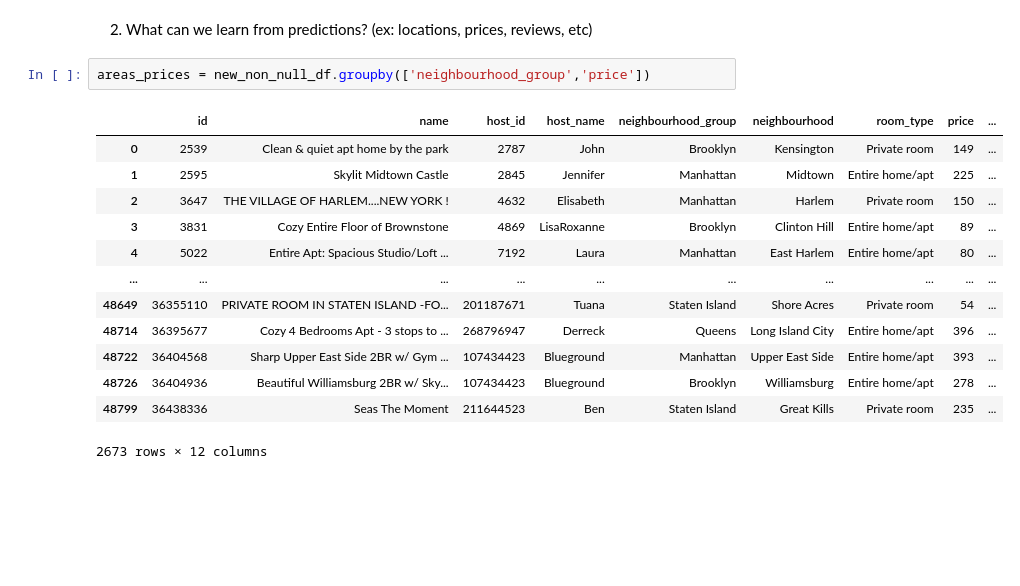
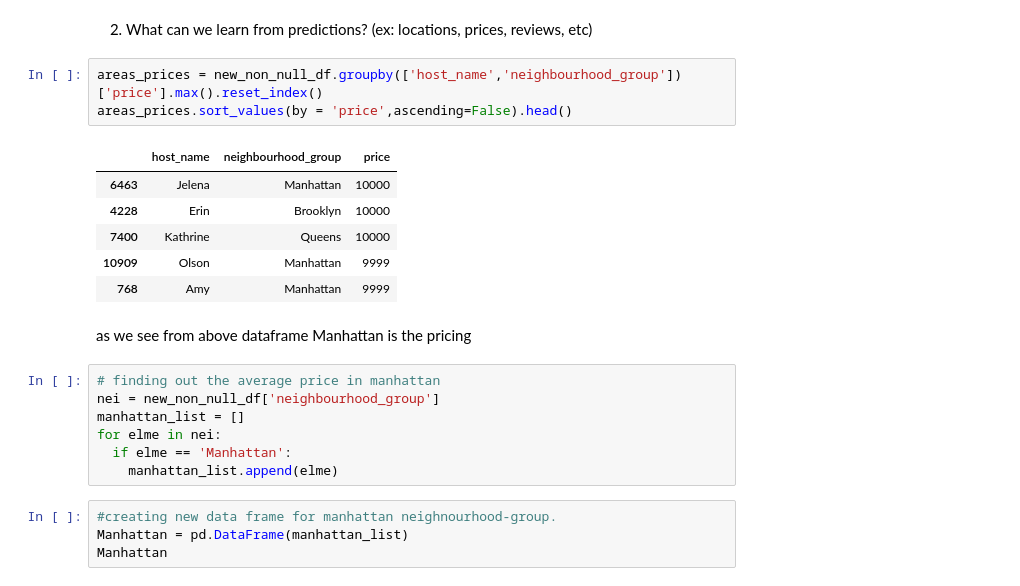
Before and after one commit to likithkumar03/Airbnb-Booking-Analysis, a Jupyter notebook: A_Likith_kumar_Airbnb_Bookings_Analysis_Capstone_Project.ipynb, the cells around one changed output. Saved outputs shown, nothing was run; the diff lists cells and outputs as text; blank space fills up the shorter version.

```diff
--- a/A_Likith_kumar_Airbnb_Bookings_Analysis_Capstone_Project.ipynb
+++ b/A_Likith_kumar_Airbnb_Bookings_Analysis_Capstone_Project.ipynb
@@ -142,18 +142,25 @@ From the above analysis we can see most number of listings are from Manhattan, h
 # %% [markdown]
 2. What can we learn from predictions? (ex: locations, prices, reviews, etc)
 # %%
-areas_prices = new_non_null_df.groupby(['neighbourhood_group','price'])
+areas_prices = new_non_null_df.groupby(['host_name','neighbourhood_group'])['price'].max().reset_index()
+areas_prices.sort_values(by = 'price',ascending=False).head()
 # %% [output]
-|  | id | name | host_id | host_name | neighbourhood_group | neighbourhood | room_type | price | ... |
-| 0 | 2539 | Clean & quiet apt home by the park | 2787 | John | Brooklyn | Kensington | Private room | 149 | ... |
-| 1 | 2595 | Skylit Midtown Castle | 2845 | Jennifer | Manhattan | Midtown | Entire home/apt | 225 | ... |
-| 2 | 3647 | THE VILLAGE OF HARLEM....NEW YORK ! | 4632 | Elisabeth | Manhattan | Harlem | Private room | 150 | ... |
-| 3 | 3831 | Cozy Entire Floor of Brownstone | 4869 | LisaRoxanne | Brooklyn | Clinton Hill | Entire home/apt | 89 | ... |
-| 4 | 5022 | Entire Apt: Spacious Studio/Loft ... | 7192 | Laura | Manhattan | East Harlem | Entire home/apt | 80 | ... |
-| ... | ... | ... | ... | ... | ... | ... | ... | ... | ... |
-| 48649 | 36355110 | PRIVATE ROOM IN STATEN ISLAND -FO... | 201187671 | Tuana | Staten Island | Shore Acres | Private room | 54 | ... |
-| 48714 | 36395677 | Cozy 4 Bedrooms Apt - 3 stops to ... | 268796947 | Derreck | Queens | Long Island City | Entire home/apt | 396 | ... |
-| 48722 | 36404568 | Sharp Upper East Side 2BR w/ Gym ... | 107434423 | Blueground | Manhattan | Upper East Side | Entire home/apt | 393 | ... |
-| 48726 | 36404936 | Beautiful Williamsburg 2BR w/ Sky... | 107434423 | Blueground | Brooklyn | Williamsburg | Entire home/apt | 278 | ... |
-| 48799 | 36438336 | Seas The Moment | 211644523 | Ben | Staten Island | Great Kills | Private room | 235 | ... |
+|  | host_name | neighbourhood_group | price |
+| 6463 | Jelena | Manhattan | 10000 |
+| 4228 | Erin | Brooklyn | 10000 |
+| 7400 | Kathrine | Queens | 10000 |
+| 10909 | Olson | Manhattan | 9999 |
+| 768 | Amy | Manhattan | 9999 |
-2673 rows × 12 columns
+# %% [markdown]
+as we see from above dataframe Manhattan is the pricing
+# %%
+# finding out the average price in manhattan
+nei = new_non_null_df['neighbourhood_group']
+manhattan_list = []
+for elme in nei:
+  if elme == 'Manhattan':
+    manhattan_list.append(elme)
+# %%
+#creating new data frame for manhattan neighnourhood-group.
+Manhattan = pd.DataFrame(manhattan_list)
+Manhattan
```
